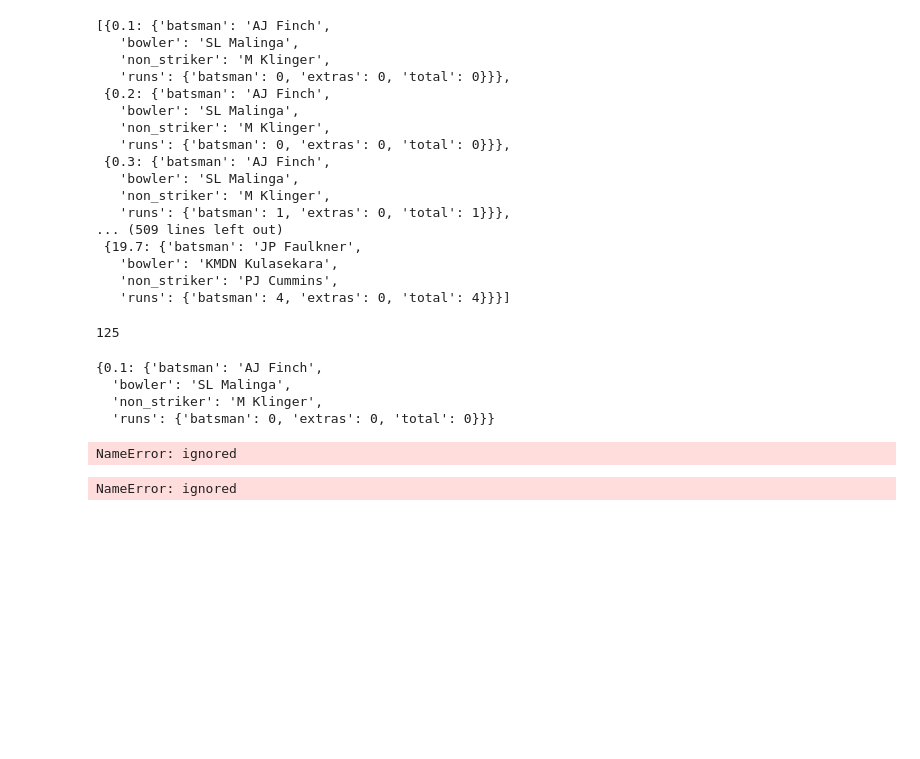
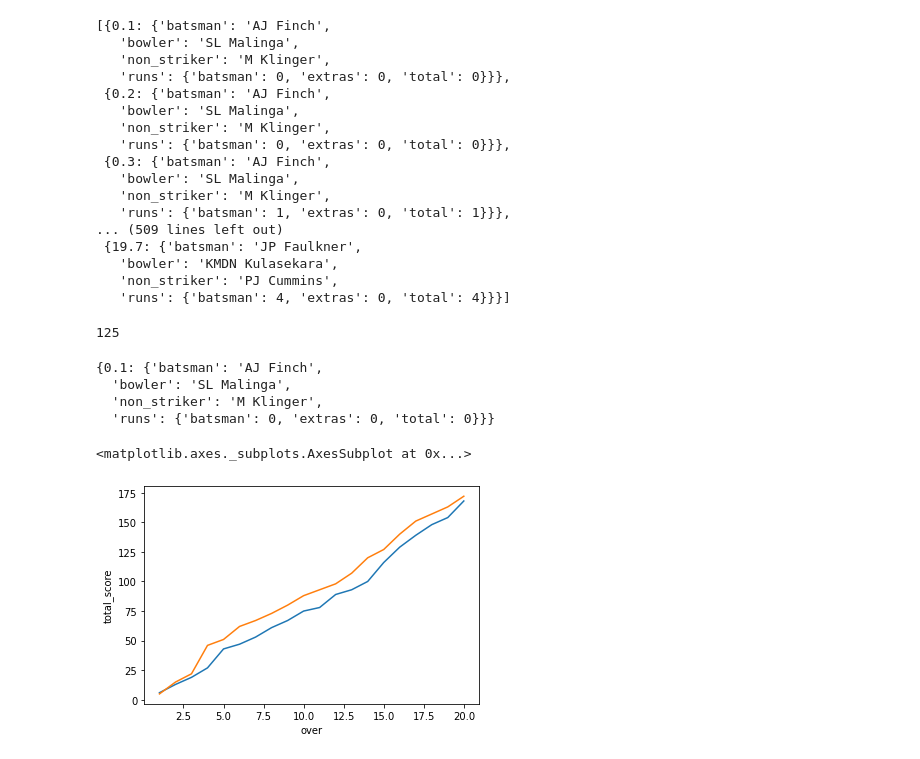
Before and after one commit to vanshika7-max/ICC-DATA-ANALYSIS, a Jupyter notebook: Vanshika_Raj_M1W4_Guided_Project.ipynb, the cells around one changed output. Cells and saved outputs as stored; diff of their text form; code cells hidden in the pictures; blank space fills up the shorter version.

Commit message:
icc-data-analysis

```diff
--- a/Vanshika_Raj_M1W4_Guided_Project.ipynb
+++ b/Vanshika_Raj_M1W4_Guided_Project.ipynb
@@ -60,6 +61,6 @@ type(eval(df.loc[0,'innings']))
 # %% [output]
 list
 # %%
-first_inning_dict=eval(df.loc[0,'innings'])[0]
-second_inning_dict=eval(df.loc[0,'innings'])[1]
+first_innings_dict=eval(df.loc[0,'innings'])[0]
+second_innings_dict=eval(df.loc[0,'innings'])[1]
 # %%
@@ -102,8 +103,8 @@ first_inning_dict['1st innings']['deliveries'][0]
   'non_striker': 'M Klinger',
   'runs': {'batsman': 0, 'extras': 0, 'total': 0}}}
 # %%
-first_inning_deliveries=first_inning_dict['1st innings']['deliveries']
-second_inning_deliveries=second_inning_dict['2nd innings']['deliveries']
+first_innings_deliveries=first_innings_dict['1st innings']['deliveries']
+second_innings_deliveries=second_innings_dict['2nd innings']['deliveries']
 # %%
 def get_innings_score(inning_deliveries):
   inning_deliveries_df=pd.DataFrame(columns=['delivery','runs_scored'])
@@ -120,16 +121,12 @@ def get_innings_score(inning_deliveries):
   inning_run_df['total_score']=inning_run_df['runs_scored'].cumsum()
 
   return inning_run_df
-# %%
-first_innings_runs_df = get_innings_score(first_innings_deliveries)
-second_innings_runs_df = get_innings_score(second_innings_deliveries)
-# %% [output]
-NameError: ignored
 # %%
+first_innings_runs_df = get_innings_score(first_innings_deliveries)
+second_innings_runs_df = get_innings_score(second_innings_deliveries)
+
 match_score = pd.concat([first_innings_runs_df, second_innings_runs_df])
 first_innings_runs_df['innings'] = 'first'
 second_innings_runs_df['innings'] = 'second'
 first_innings_runs_df['team'] = first_innings_dict['1st innings']['team']
 second_innings_runs_df['team'] = second_innings_dict['2nd innings']['team']
-# %% [output]
-NameError: ignored
@@ -135,0 +135,7 @@ NameError: ignored
+# %%
+#ploting linplot
+sns.lineplot(data=first_innings_runs_df, x='over' , y='total_score')
+sns.lineplot(data=second_innings_runs_df, x='over' , y='total_score')
+# %% [output]
+<matplotlib.axes._subplots.AxesSubplot at 0x...>
+[figure, added]
```
Also changed, not shown: parts of 6 cells of this notebook.
